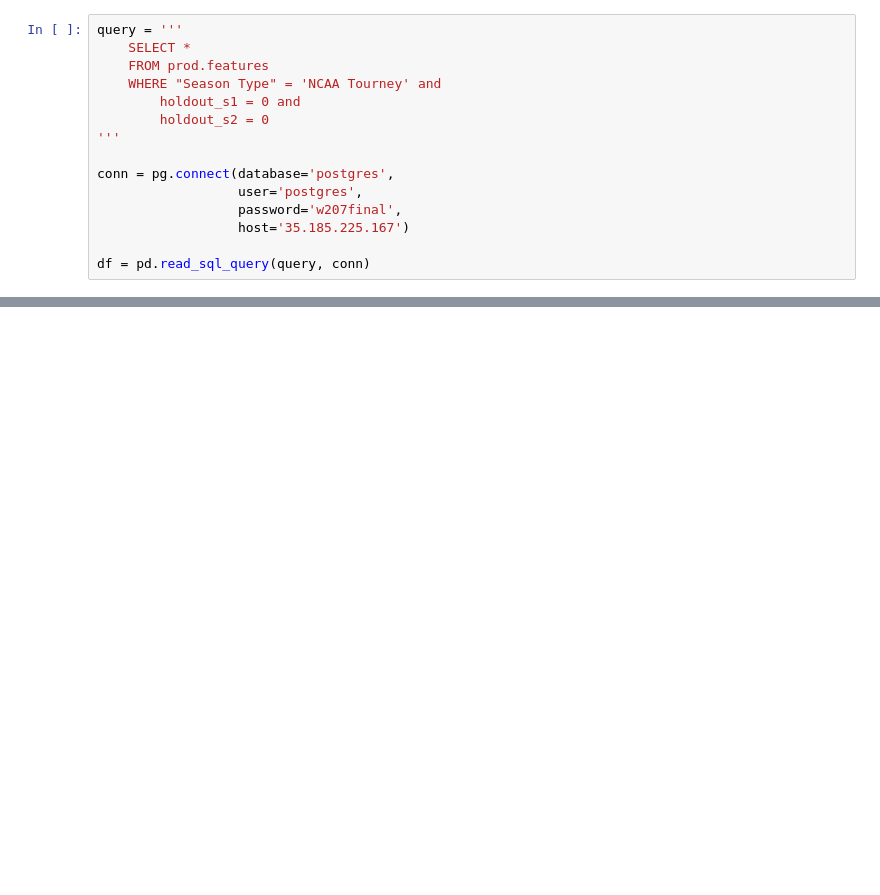
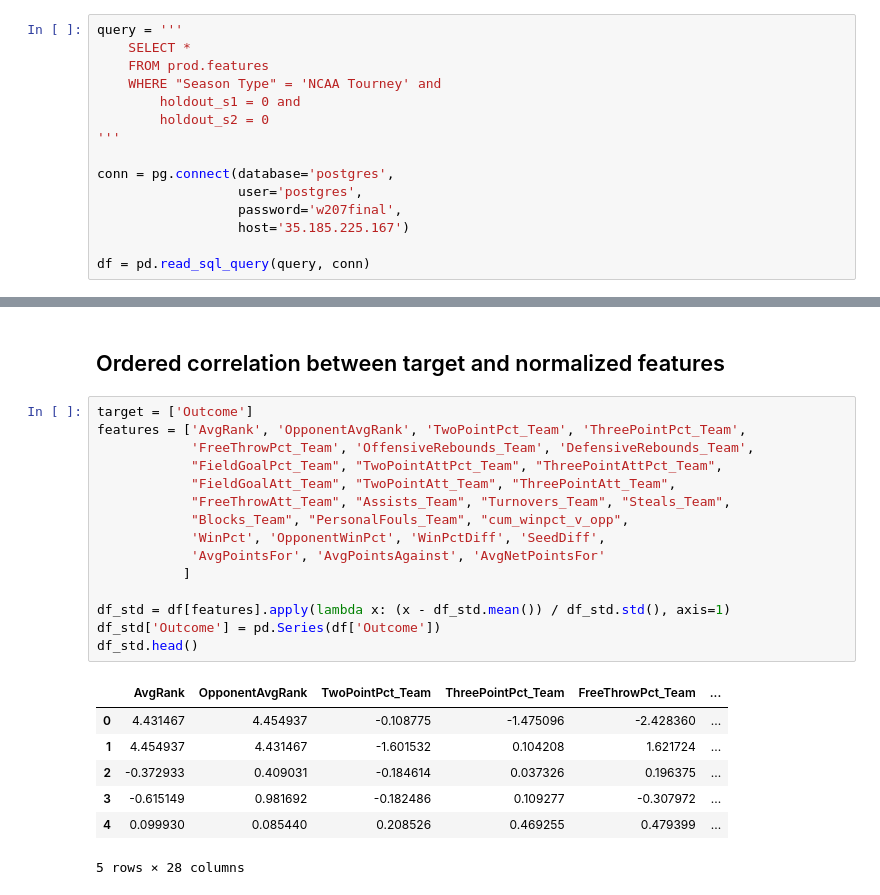
Before and after one commit to elyliu/mids-w207-final_proj-ncaa, a Jupyter notebook: Steve/01-eda-features.ipynb, the cells around one changed output, grey strips where cells are left out. Drawn from its saved outputs; the diff is of its cells as text; blank space fills up the shorter version.

```diff
--- a/Steve/01-eda-features.ipynb
+++ b/Steve/01-eda-features.ipynb
@@ -94,0 +105,25 @@ cm
+# %% [markdown]
+## Ordered correlation between target and normalized features
+# %%
+target = ['Outcome']
+features = ['AvgRank', 'OpponentAvgRank', 'TwoPointPct_Team', 'ThreePointPct_Team',
+            'FreeThrowPct_Team', 'OffensiveRebounds_Team', 'DefensiveRebounds_Team',
+            "FieldGoalPct_Team", "TwoPointAttPct_Team", "ThreePointAttPct_Team",
+            "FieldGoalAtt_Team", "TwoPointAtt_Team", "ThreePointAtt_Team",
+            "FreeThrowAtt_Team", "Assists_Team", "Turnovers_Team", "Steals_Team",
+            "Blocks_Team", "PersonalFouls_Team", "cum_winpct_v_opp",
+            'WinPct', 'OpponentWinPct', 'WinPctDiff', 'SeedDiff',
+            'AvgPointsFor', 'AvgPointsAgainst', 'AvgNetPointsFor'
+           ]
+
+df_std = df[features].apply(lambda x: (x - df_std.mean()) / df_std.std(), axis=1)
+df_std['Outcome'] = pd.Series(df['Outcome'])
+df_std.head()
+# %% [output]
+|  | AvgRank | OpponentAvgRank | TwoPointPct_Team | ThreePointPct_Team | FreeThrowPct_Team | ... |
+| 0 | 4.431467 | 4.454937 | -0.108775 | -1.475096 | -2.428360 | ... |
+| 1 | 4.454937 | 4.431467 | -1.601532 | 0.104208 | 1.621724 | ... |
+| 2 | -0.372933 | 0.409031 | -0.184614 | 0.037326 | 0.196375 | ... |
+| 3 | -0.615149 | 0.981692 | -0.182486 | 0.109277 | -0.307972 | ... |
+| 4 | 0.099930 | 0.085440 | 0.208526 | 0.469255 | 0.479399 | ... |
+5 rows × 28 columns
```
Also changed, not shown: parts of 13 cells of this notebook, 2 other files.
